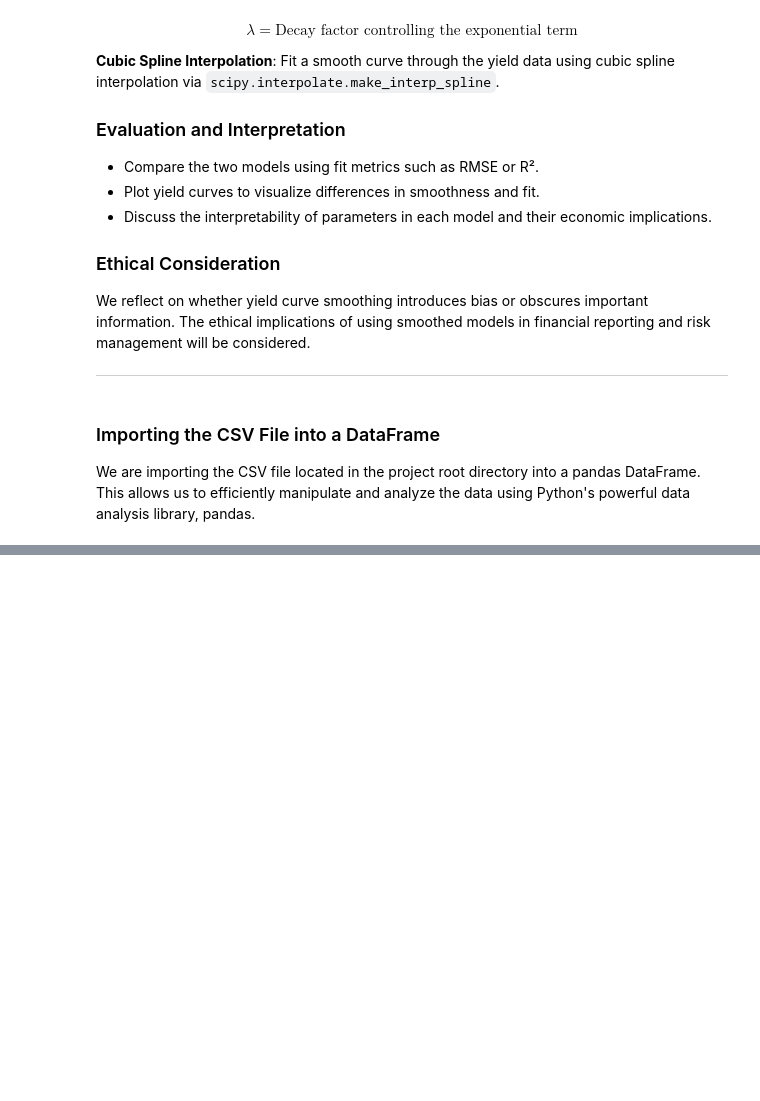
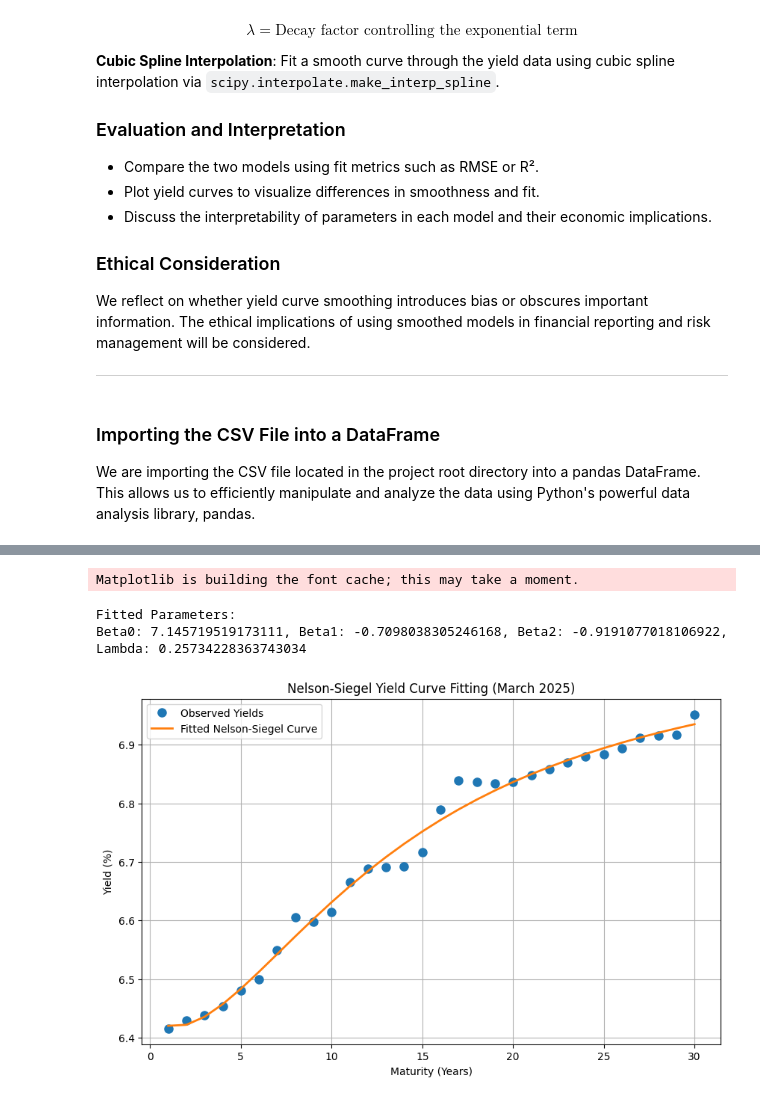
Before and after one commit to godlesscherry/gw-1-mscfe-wqu, a Jupyter notebook: 8952_FD GWP 1 M5.ipynb, the cells around one changed output, grey strips where cells are left out. Drawn from its saved outputs; the diff is of its cells as text; code cells hidden in the pictures; blank space fills up the shorter version.

```diff
--- a/8952_FD GWP 1 M5.ipynb
+++ b/8952_FD GWP 1 M5.ipynb
@@ -140,0 +192,44 @@ yield_data.head()
+# %%
+import numpy as np
+import matplotlib.pyplot as plt
+from scipy.optimize import curve_fit
+
+# Define the Nelson-Siegel functional form
+def nelson_siegel(tau, beta0, beta1, beta2, lambd):
+    term1 = beta0
+    term2 = beta1 * (1 - np.exp(-lambd * tau)) / (lambd * tau)
+    term3 = beta2 * ((1 - np.exp(-lambd * tau)) / (lambd * tau) - np.exp(-lambd * tau))
+    return term1 + term2 + term3
+
+# Select the data for March 2025
+maturities = yield_data['Maturity'].values
+yields = yield_data['Mar 2025'].values
+
+# Initial parameter guesses for beta0, beta1, beta2, and lambda
+initial_params = [6.0, -1.0, 1.0, 0.5]
+
+# Fit the Nelson-Siegel model to the data
+params, _ = curve_fit(nelson_siegel, maturities, yields, p0=initial_params)
+
+# Extract the fitted parameters
+beta0, beta1, beta2, lambd = params
+print(f"Fitted Parameters: \nBeta0: {beta0}, Beta1: {beta1}, Beta2: {beta2}, Lambda: {lambd}")
+
+# Generate fitted yields
+fitted_yields = nelson_siegel(maturities, beta0, beta1, beta2, lambd)
+
+# Plot observed vs fitted yields
+plt.figure(figsize=(10, 6))
+plt.plot(maturities, yields, 'o', label='Observed Yields', markersize=8)
+plt.plot(maturities, fitted_yields, '-', label='Fitted Nelson-Siegel Curve', linewidth=2)
+plt.title('Nelson-Siegel Yield Curve Fitting (March 2025)')
+plt.xlabel('Maturity (Years)')
+plt.ylabel('Yield (%)')
+plt.legend()
+plt.grid(True)
+plt.show()
+# %% [output]
+Matplotlib is building the font cache; this may take a moment.
+Fitted Parameters:
+Beta0: 7.145719519173111, Beta1: -0.7098038305246168, Beta2: -0.9191077018106922, Lambda: 0.25734228363743034
+[figure, added]
```
Also changed, not shown: parts of 1 cell of this notebook.
